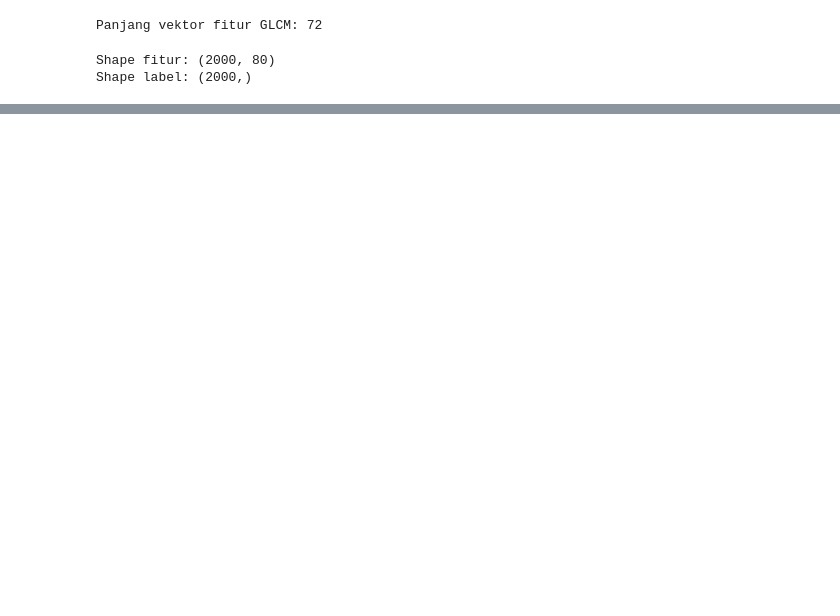
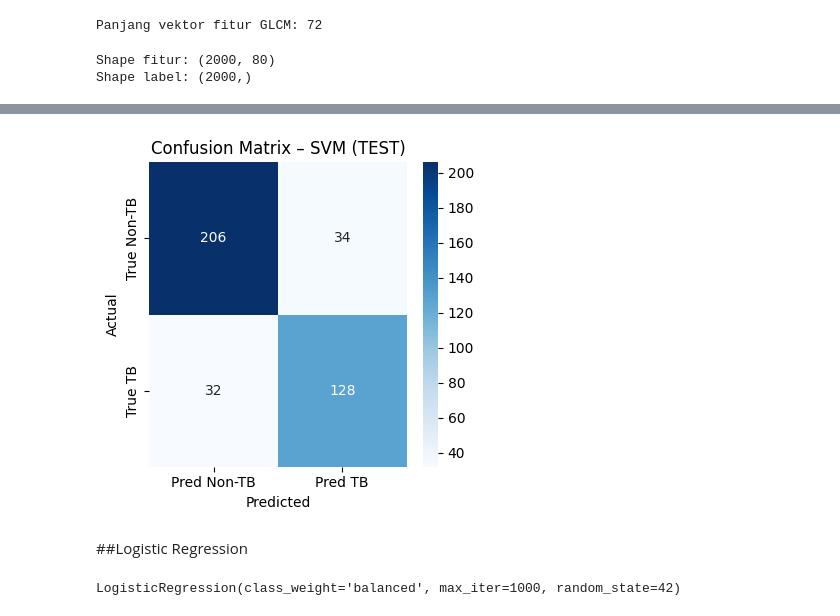
Before and after one commit to kosmasrio0411/Final-Project-PCD, a Jupyter notebook: Final_Project_PCD.ipynb, the cells around one changed output, grey strips where cells are left out. Cells and saved outputs as stored; diff of their text form; code cells hidden in the pictures; blank space fills up the shorter version.

Commit message:
Simplify segmentasi, add logistic regression

```diff
--- a/Final_Project_PCD.ipynb
+++ b/Final_Project_PCD.ipynb
@@ -978,0 +709,42 @@ Specificity (Recall Non-TB)   : 0.8708
+# %%
+import matplotlib.pyplot as plt
+import seaborn as sns
+from sklearn.metrics import confusion_matrix
+
+# prediksi test
+y_test_pred = svm_clf.predict(X_test_pca)
+
+# confusion matrix (0 = Non-TB, 1 = TB)
+cm_te = confusion_matrix(y_test, y_test_pred, labels=[0, 1])
+
+plt.figure(figsize=(4, 4))
+sns.heatmap(cm_te,
+            annot=True,
+            fmt="d",
+            cmap="Blues",
+            xticklabels=["Pred Non-TB", "Pred TB"],
+            yticklabels=["True Non-TB", "True TB"])
+plt.title("Confusion Matrix – SVM (TEST)")
+plt.xlabel("Predicted")
+plt.ylabel("Actual")
+plt.tight_layout()
+plt.show()
+# %% [output]
+[figure, added]
+# %% [markdown]
+##Logistic Regression
+# %%
+from sklearn.linear_model import LogisticRegression
+
+log_clf = LogisticRegression(
+    penalty="l2",
+    C=1.0,
+    class_weight="balanced",
+    max_iter=1000,
+    solver="lbfgs",
+    random_state=42
+)
+
+log_clf.fit(X_train_pca, y_train)
+# %% [output]
+LogisticRegression(class_weight='balanced', max_iter=1000, random_state=42)
```
Also changed, not shown: parts of 11 cells of this notebook.
